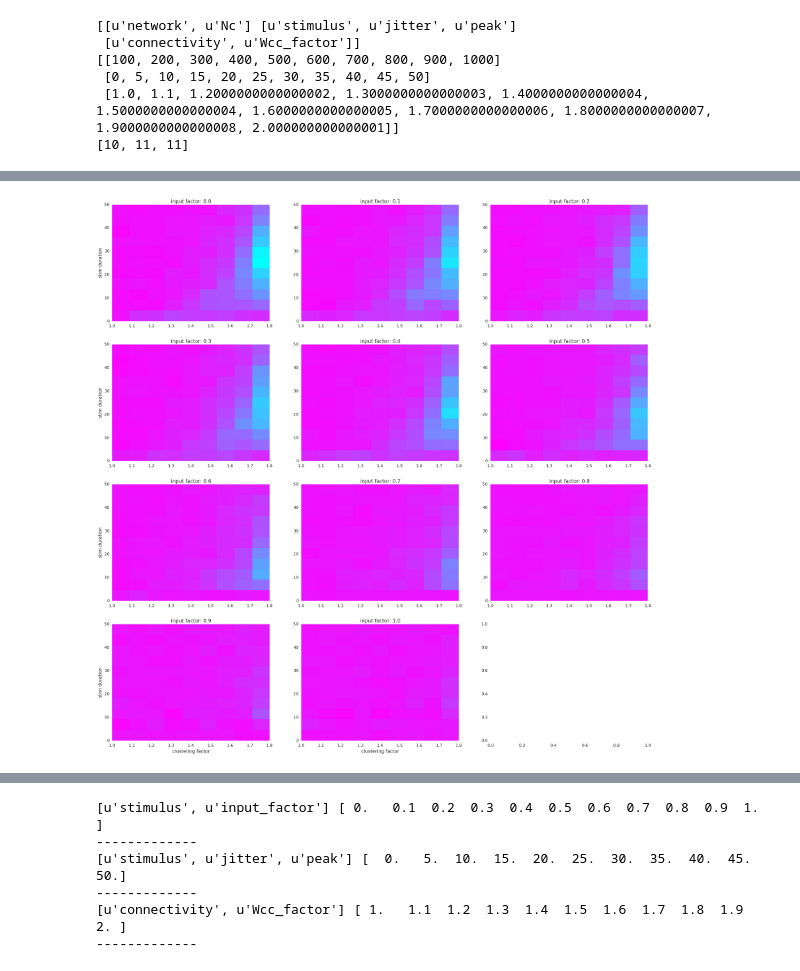
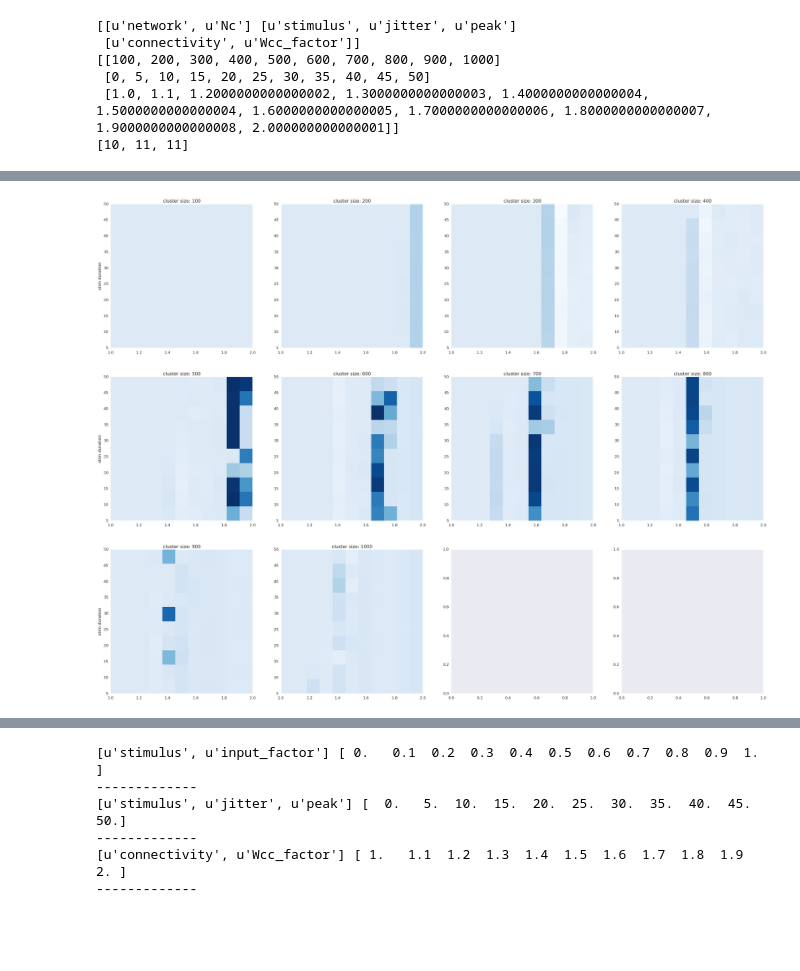
Before and after one commit to jwittenbach/ablation-sim, a Jupyter notebook: results/6-sweep/analysis.ipynb, the cells around one changed output, grey strips where cells are left out. Drawn from its saved outputs; the diff is of its cells as text; code cells hidden in the pictures; blank space fills up the shorter version.

```diff
--- a/results/6-sweep/analysis.ipynb
+++ b/results/6-sweep/analysis.ipynb
@@ -44,26 +77,34 @@ for i in xrange(sizes[0]):
+# %%
+data = np.load('data.npy');
+spikes = np.load('spikes.npy');
+# %%
+ch = 0
 # %%
-cutoff = sizes[2]-2
-vmin, vmax = np.min(data[ch,:,:,:cutoff]), np.max(data[ch,:,:,:cutoff])
-lims = [params['values'][2][0], params['values'][2][cutoff-1], params['values'][1][0], params['values'][1][-1]]
+cmap = 'Blues_r'
+cut_duration = 1
+cut_cluster = sizes[2]
+vmin, vmax = np.min(data[ch,:,cut_duration:,:cut_cluster]), np.max(data[ch,:,cut_duration:,:cut_cluster])
+lims = [ordering['values'][2][0], ordering['values'][2][cut_cluster-1],
+        ordering['values'][1][cut_duration], ordering['values'][1][-1]]
 
-nrows, ncols = 4, 3
-fig, axes = plt.subplots(nrows=nrows, ncols=ncols, figsize=(30,30))
+nrows, ncols = 3, 4
+fig, axes = plt.subplots(nrows=nrows, ncols=ncols, figsize=(40,30))
 axes = axes.flatten()[:-1]
 
 for i in xrange(sizes[0]):
-    dat = data[ch,i,:,:cutoff]
+    dat = data[ch,i,cut_duration:,:cut_cluster]
     ax = axes[i]
     val = ordering['values'][0][i]
-    ax.imshow(dat, origin='bottom', cmap='cool', vmin=vmin, vmax=vmax,
-              extent=lims, interpolation='None')
+    ax.imshow(dat, origin='bottom', cmap=cmap, vmin=vmin, vmax=vmax,
+              extent=lims, interpolation='none')
     ax.set_aspect('auto')
-    ax.set_title('input factor: {}'.format(str(val)))
+    ax.set_title('cluster size: {}'.format(str(val)))
 
     if i > nrows*(ncols-1):
         ax.set_xlabel('clustering factor')
     if i % ncols == 0:
         ax.set_ylabel('stim duration')
 
-plt.savefig('uniform-color.eps')
+#plt.savefig('uniform-color.eps')
 # %% [output]
-[figure, old version]
+[figure, new version]
```
Also changed, not shown: parts of 22 cells of this notebook, 1 other file.
